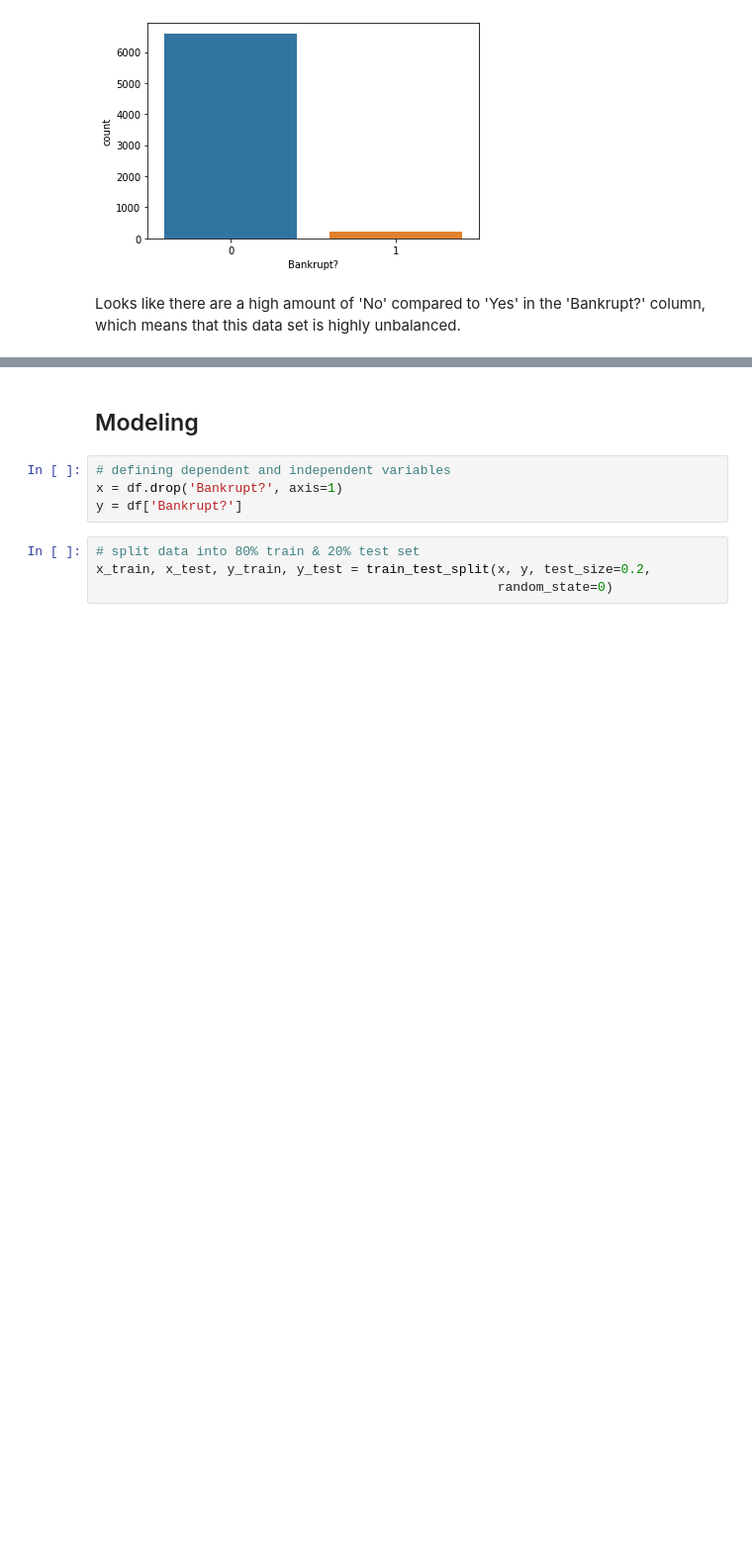
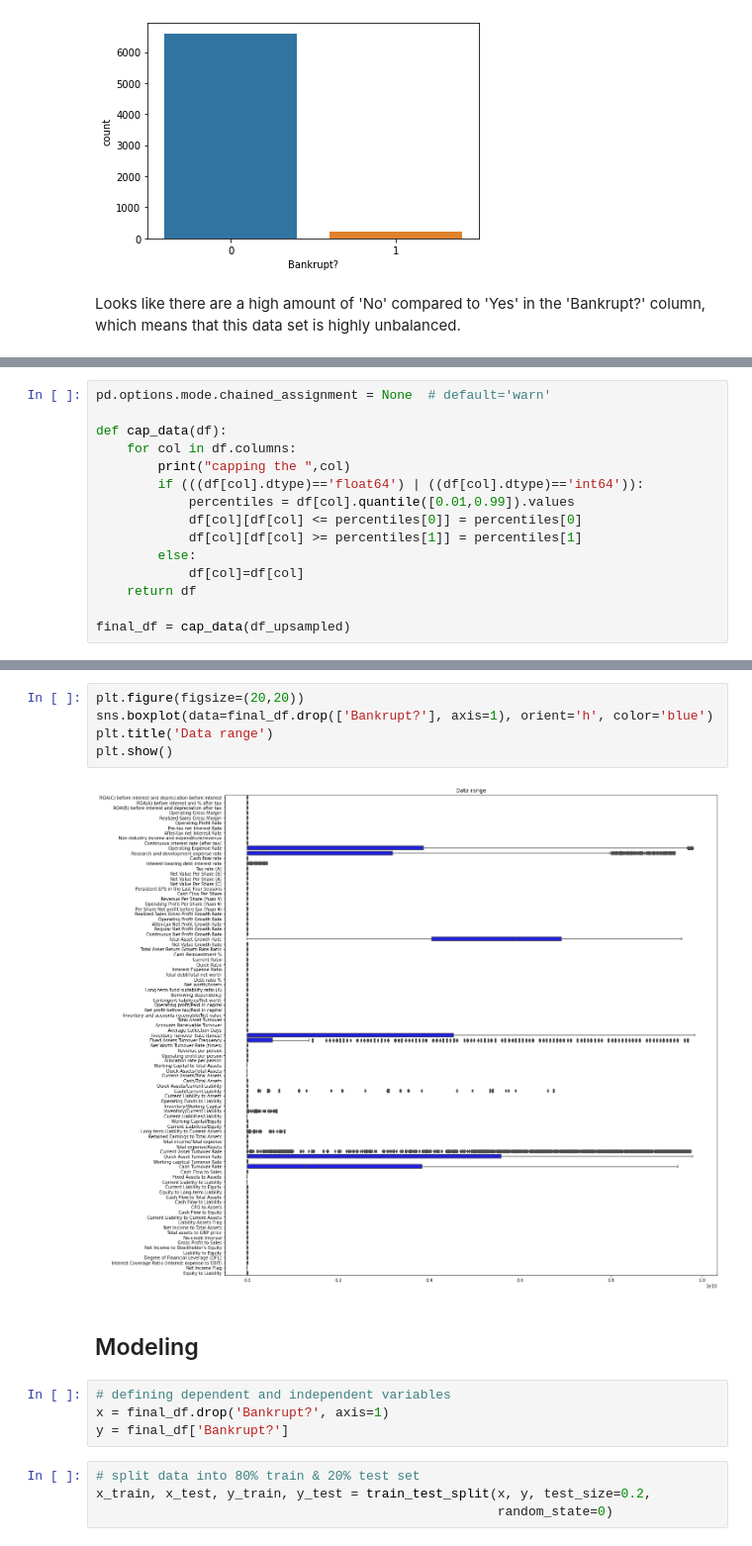
Before and after one commit to DrakeData/Bankruptcy_Prediction, a Jupyter notebook: bankruptcy_pred_main.ipynb, the cells around one changed output, grey strips where cells are left out. Shown at 99% size. Saved outputs shown, nothing was run; the diff lists cells and outputs as text; blank space fills up the shorter version.

```diff
--- a/bankruptcy_pred_main.ipynb
+++ b/bankruptcy_pred_main.ipynb
@@ -110,0 +157,15 @@ Looks like there are a high amount of 'No' compared to 'Yes' in the 'Bankrupt?'
+# %%
+pd.options.mode.chained_assignment = None  # default='warn'
+
+def cap_data(df):
+    for col in df.columns:
+        print("capping the ",col)
+        if (((df[col].dtype)=='float64') | ((df[col].dtype)=='int64')):
+            percentiles = df[col].quantile([0.01,0.99]).values
+            df[col][df[col] <= percentiles[0]] = percentiles[0]
+            df[col][df[col] >= percentiles[1]] = percentiles[1]
+        else:
+            df[col]=df[col]
+    return df
+
+final_df = cap_data(df_upsampled)
@@ -111,9 +190,16 @@ Looks like there are a high amount of 'No' compared to 'Yes' in the 'Bankrupt?'
+# %%
+plt.figure(figsize=(20,20))
+sns.boxplot(data=final_df.drop(['Bankrupt?'], axis=1), orient='h', color='blue')
+plt.title('Data range')
+plt.show()
+# %% [output]
+[figure, added]
 # %% [markdown]
 ## Modeling
 # %%
 # defining dependent and independent variables
-x = df.drop('Bankrupt?', axis=1)
-y = df['Bankrupt?']
+x = final_df.drop('Bankrupt?', axis=1)
+y = final_df['Bankrupt?']
 # %%
 # split data into 80% train & 20% test set
 x_train, x_test, y_train, y_test = train_test_split(x, y, test_size=0.2,
```
Also changed, not shown: parts of 51 cells of this notebook.
